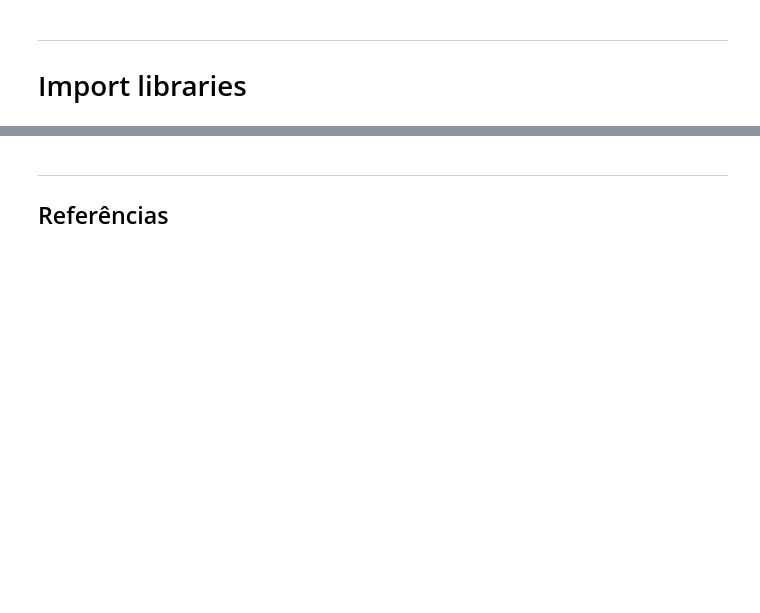
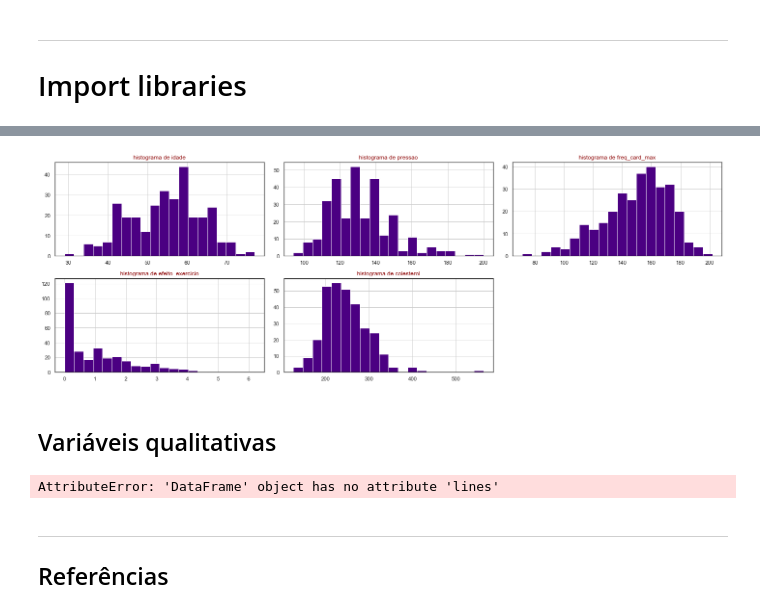
Before and after one commit to gabriellaec/CD-P3, a Jupyter notebook: Projeto 3.ipynb, the cells around one changed output, grey strips where cells are left out. Cells and saved outputs as stored; diff of their text form; code cells hidden in the pictures; blank space fills up the shorter version.

```diff
--- a/Projeto 3.ipynb
+++ b/Projeto 3.ipynb
@@ -91,0 +145,23 @@ heart_df.head()
+# %%
+def draw_histograms(dataframe, features, rows, cols):
+    fig=plt.figure(figsize=(20,20))
+    for i, feature in enumerate(features):
+        ax=fig.add_subplot(rows,cols,i+1)
+        dataframe[feature].hist(bins=20,ax=ax,color='indigo')
+        ax.set_title('histograma de '+feature,color='DarkRed')
+
+    fig.tight_layout()
+    plt.show()
+draw_histograms(dados[var_num],dados[var_num].columns,6,3)
+# %% [output]
+[figure, added]
+# %% [markdown]
+## Variáveis qualitativas
+# %%
+import math
+soma=0
+for x in dados.lines:
+    if math.isnan(x)==True:
+        soma+=1
+# %% [output]
+AttributeError: 'DataFrame' object has no attribute 'lines'
```
Also changed, not shown: parts of 12 cells of this notebook.
